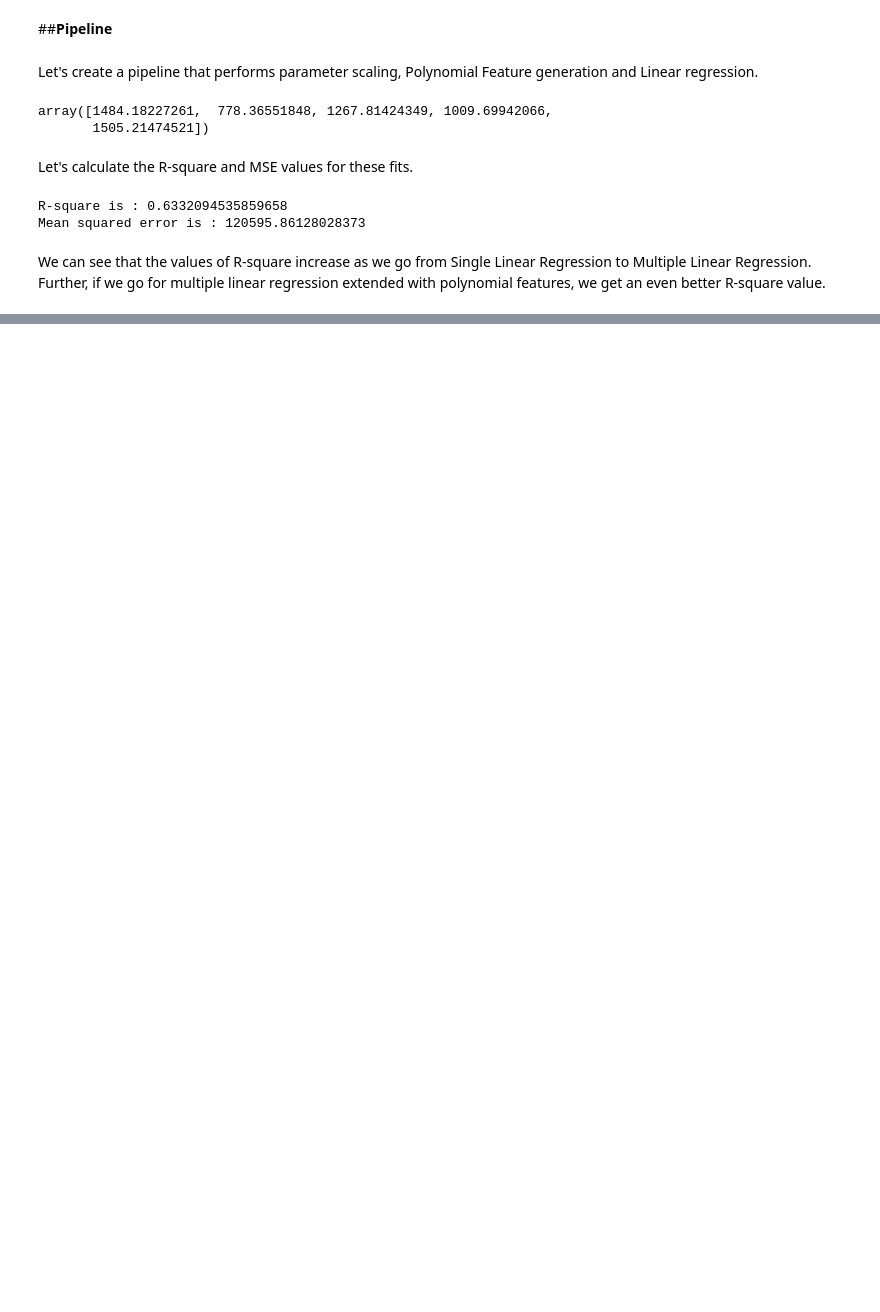
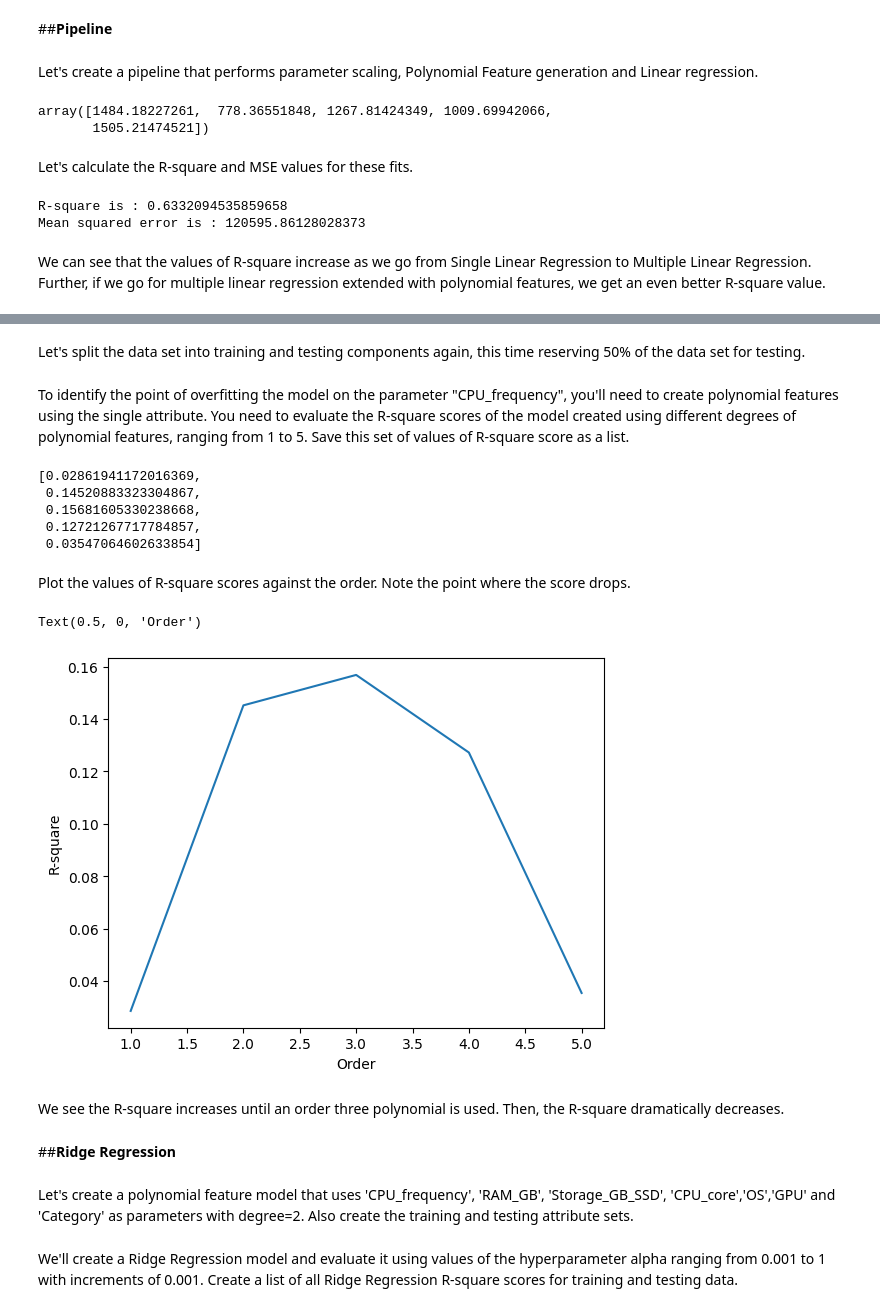
Before and after one commit to Rubieskyama/Data-Science-Ecosystem, a Jupyter notebook: Data Analytics with Python/Laptop_pricing_analyzer.ipynb, the cells around one changed output, grey strips where cells are left out. Cells and saved outputs as stored; diff of their text form; code cells hidden in the pictures; blank space fills up the shorter version.

Commit message:
Cross validation, Overfitting, Ridge regression, Grid search

```diff
--- a/Data Analytics with Python/Laptop_pricing_analyzer.ipynb
+++ b/Data Analytics with Python/Laptop_pricing_analyzer.ipynb
@@ -606,0 +609,4 @@ We can see that the values of R-square increase as we go from Single Linear Regr
+# %%
+#get numerical data
+df_numeric = df._get_numeric_data()
+df_numeric.head()
@@ -606,0 +622,3 @@ We can see that the values of R-square increase as we go from Single Linear Regr
+# %%
+y_data = df_numeric['Price']
+x_data = df_numeric.drop('Price', axis=1)
@@ -606,0 +658,52 @@ We can see that the values of R-square increase as we go from Single Linear Regr
+# %% [markdown]
+Let's split the data set into training and testing components again, this time reserving 50% of the data set for testing.
+# %%
+#split the data into training and test sets
+x_train1, x_test1, y_train1, y_test1 = train_test_split(x_data, y_data, test_size=0.50, random_state=1)
+# %% [markdown]
+To identify the point of overfitting the model on the parameter "CPU_frequency", you'll need to create polynomial features using the single attribute. You need to evaluate the R-square scores of the model created using different degrees of polynomial features, ranging from 1 to 5. Save this set of values of R-square score as a list.
+# %%
+#set the polynomial orders
+poly_order = [1,2,3,4,5]
+#create an empty list to store R-square values
+rsquare_test = []
+#create a linear regression object
+poly = LinearRegression()
+
+#loop through the polynomial degrees to get R-square scores
+for i in poly_order:
+  #create a polynomial of the degrees
+  pr = PolynomialFeatures(degree=i)
+  #perform transformation of the training and test data
+  x_train_pr = pr.fit_transform(x_train1[['CPU_frequency']])
+  x_test_pr = pr.fit_transform(x_test1[['CPU_frequency']])
+
+  #create a linear regression object
+  poly = LinearRegression()
+  #fit the model using the polynomial features
+  poly.fit(x_train_pr, y_train1)
+  #calculate R-square of the test data and add to the R-square list
+  rsquare_test.append(poly.score(x_test_pr, y_test1))
+
+rsquare_test
+# %% [output]
+[0.02861941172016369,
+ 0.14520883323304867,
+ 0.15681605330238668,
+ 0.12721267717784857,
+ 0.03547064602633854]
+# %% [markdown]
+Plot the values of R-square scores against the order. Note the point where the score drops.
+# %%
+plt.plot(poly_order, rsquare_test)
+plt.ylabel('R-square')
+plt.xlabel('Order')
+# %% [output]
+Text(0.5, 0, 'Order')
+[figure, added]
+# %% [markdown]
+We see the R-square increases until an order three polynomial is used. Then, the R-square dramatically decreases.
+# %% [markdown]
+##**Ridge Regression**
+# %% [markdown]
+Let's create a polynomial feature model that uses 'CPU_frequency', 'RAM_GB', 'Storage_GB_SSD', 'CPU_core','OS','GPU' and 'Category' as parameters with degree=2. Also create the training and testing attribute sets.
@@ -606,0 +716,2 @@ We can see that the values of R-square increase as we go from Single Linear Regr
+# %% [markdown]
+We'll create a Ridge Regression model and evaluate it using values of the hyperparameter alpha ranging from 0.001 to 1 with increments of 0.001. Create a list of all Ridge Regression R-square scores for training and testing data.
```
Also changed, not shown: parts of 26 cells of this notebook.
